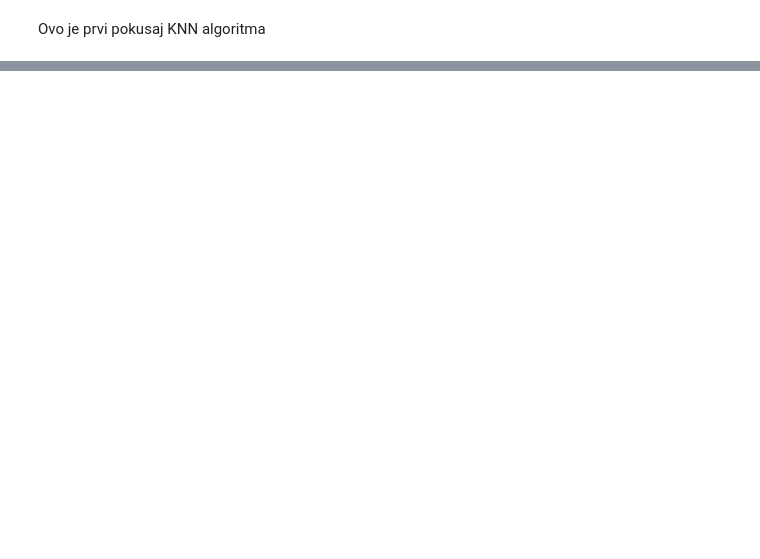
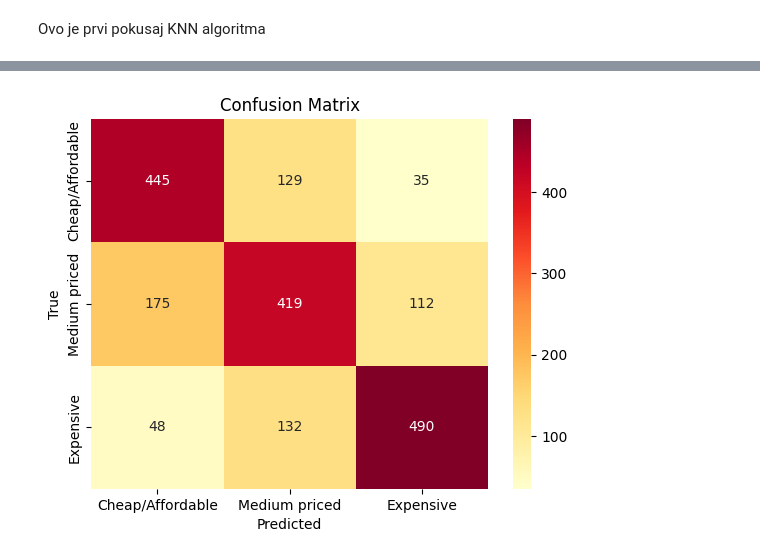
Before and after one commit to MATF-istrazivanje-podataka-1/2023_Data_Mining_Apartments_for_rent_Dataset, a Jupyter notebook: model/classification/KNN.ipynb, the cells around one changed output, grey strips where cells are left out. Saved outputs shown, nothing was run; the diff lists cells and outputs as text; code cells hidden in the pictures; blank space fills up the shorter version.

Commit message:
Klasifikacija - KNN
dodata prva verzija knn, manje izmene u analizi i pretprocesiranju
Moram da spojim te dve sveske nema smisla ovako

```diff
--- a/model/classification/KNN.ipynb
+++ b/model/classification/KNN.ipynb
@@ -34,0 +123,12 @@ KNN je algoritam koji koristi mere bliskosti da bi klasifikovao instance. Ono st
+# %%
+def custom_distance(x, y):
+    euc_distance = np.sqrt(np.sum((x[:4] - y[:4])**2))  # Euklidska udaljenost za prva četiri atributa
+    haversine_dist = haversine_distance((x[4], x[5]), (y[4], y[5]))  # Haversine udaljenost za longitude i latitude
+    total_distance = np.sqrt(euc_distance**2 + haversine_dist**2)
+    return total_distance
+# %%
+from sklearn.preprocessing import MinMaxScaler
+scaler = MinMaxScaler()
+scaler.fit(X_train)
+X_train = scaler.transform(X_train)
+X_test = scaler.transform(X_test)
@@ -34,0 +146,4 @@ KNN je algoritam koji koristi mere bliskosti da bi klasifikovao instance. Ono st
+# %%
+from sklearn.neighbors import KNeighborsClassifier
+knn = KNeighborsClassifier(metric=custom_distance)
+knn.fit(X_train, y_train) # treninranje modela
@@ -34,0 +152,8 @@ KNN je algoritam koji koristi mere bliskosti da bi klasifikovao instance. Ono st
+# %%
+
+
+# Predicting results
+Y_pred = knn.predict(X_test)
+
+# Evaluating the KNN model
+report(knn, X_train, y_train)
@@ -34,0 +197,18 @@ KNN je algoritam koji koristi mere bliskosti da bi klasifikovao instance. Ono st
+# %%
+from sklearn.metrics import confusion_matrix
+import seaborn as sns
+import matplotlib.pyplot as plt
+
+# Generate confusion matrix
+cm = confusion_matrix(y_test, Y_pred, labels=ime_kategorija)
+
+# Create a heatmap for the confusion matrix
+sns.heatmap(cm, annot=True, fmt='d', cmap='YlOrRd',
+            xticklabels=ime_kategorija, yticklabels=ime_kategorija)
+
+plt.xlabel('Predicted')
+plt.ylabel('True')
+plt.title('Confusion Matrix')
+plt.show()
+# %% [output]
+[figure, added]
```
Also changed, not shown: parts of 39 cells of this notebook, 1 other file.
